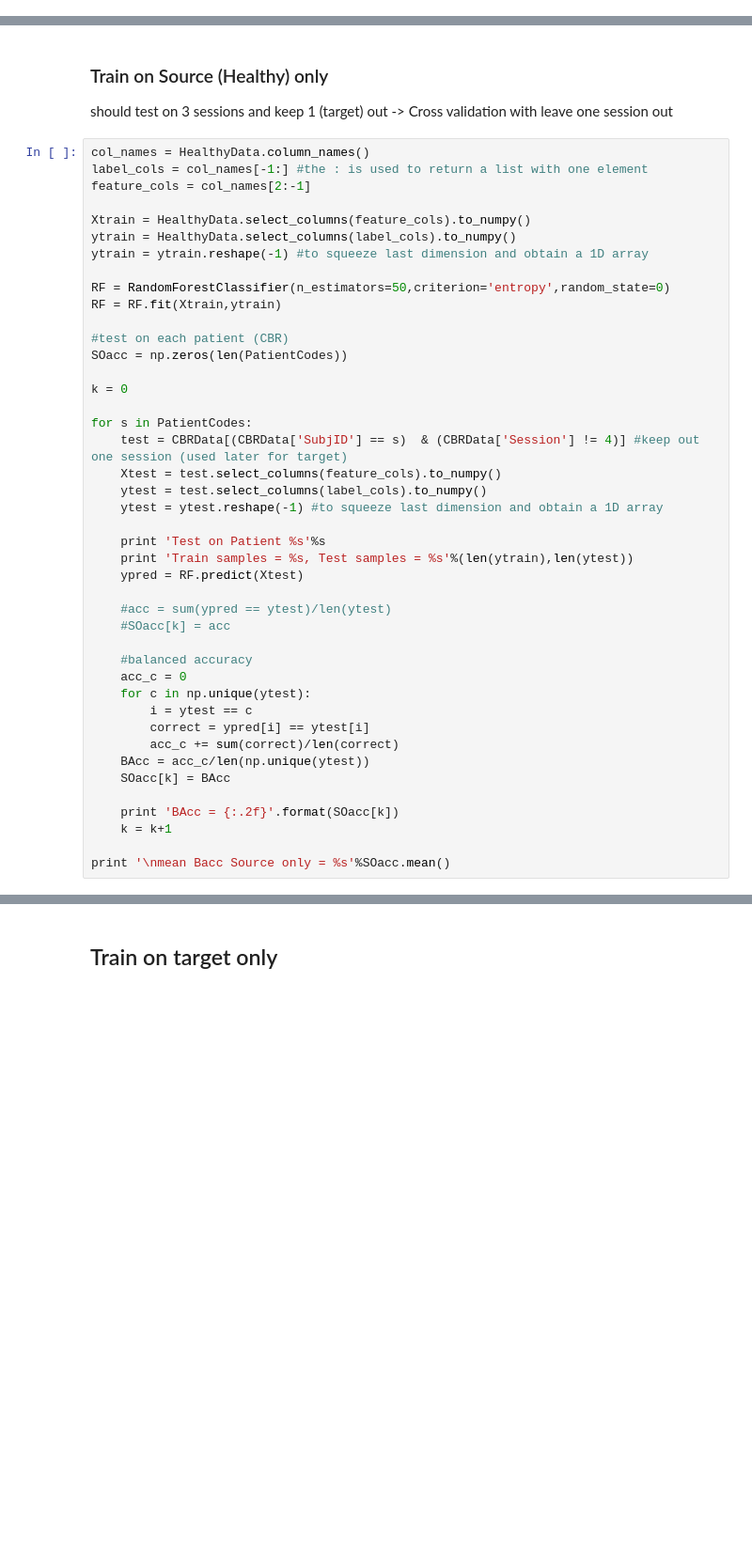
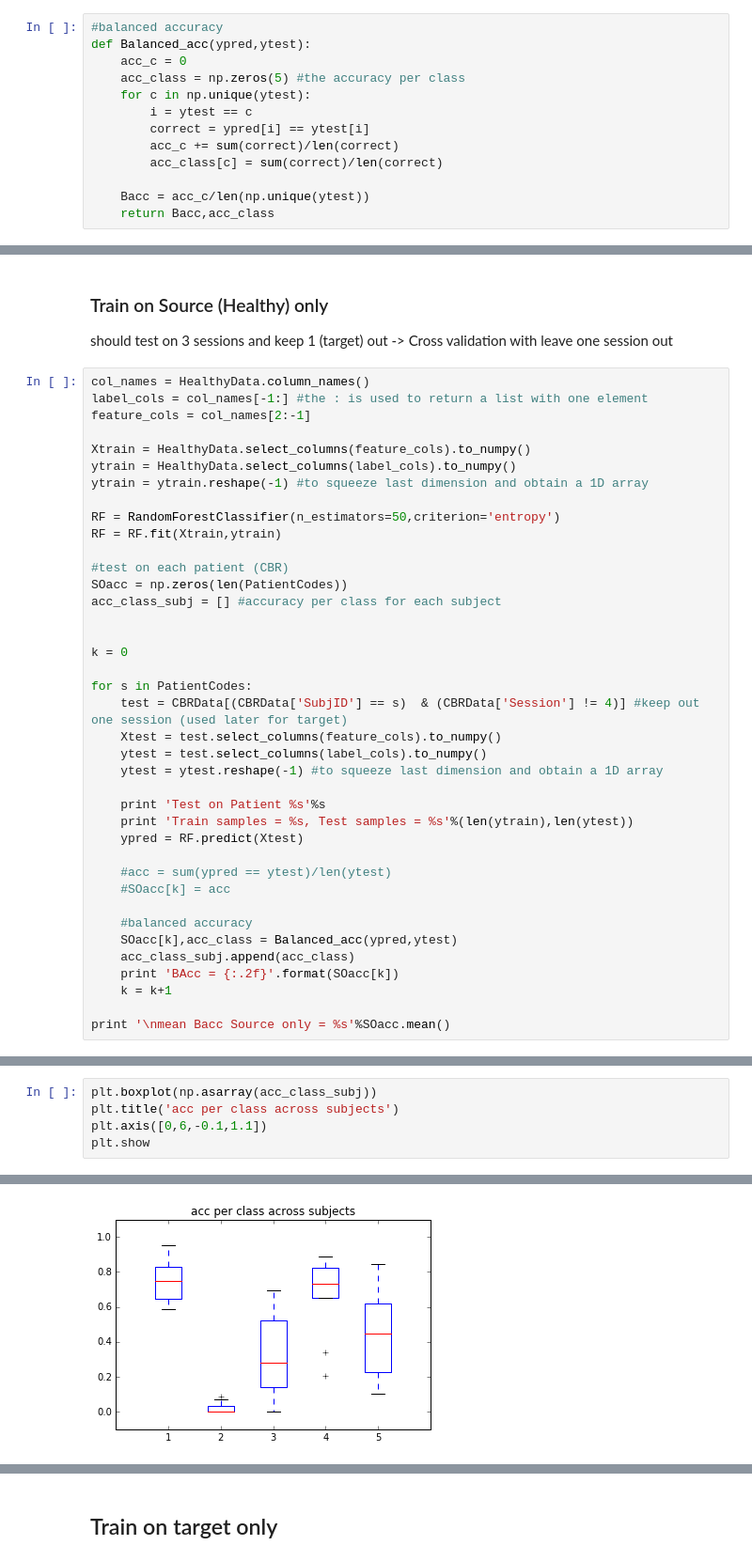
Before and after one commit to Luke3D/TransferRandomForest, a Jupyter notebook: TestonARData_STRUT.ipynb, the cells around one changed output, grey strips where cells are left out. Shown at 94% size. Drawn from its saved outputs; the diff is of its cells as text; blank space fills up the shorter version.

Commit message:
Trying Boosted Trees in TestonARData_STRUT + Included Bacc Fcn

```diff
--- a/TestonARData_STRUT.ipynb
+++ b/TestonARData_STRUT.ipynb
@@ -470,6 +465,19 @@ def STRUT(Xsource,ysource,Xtarget,ytarget,n_trees,verbos = False):
         #print '#leaves after STRUT = %s'%(sum(lf==-1))
 
     return RF
+# %%
+#balanced accuracy
+def Balanced_acc(ypred,ytest):
+    acc_c = 0
+    acc_class = np.zeros(5) #the accuracy per class
+    for c in np.unique(ytest):
+        i = ytest == c
+        correct = ypred[i] == ytest[i]
+        acc_c += sum(correct)/len(correct)
+        acc_class[c] = sum(correct)/len(correct)
+
+    Bacc = acc_c/len(np.unique(ytest))
+    return Bacc,acc_class
 # %%
 PatientCodes = np.array([1, 2, 5, 6, 8, 11, 14, 15, 16, 19]) #all patient with 4 sessions in CBR (06 Missing Stairs UP!)
 PatientCodes
@@ -487,11 +495,13 @@ Xtrain = HealthyData.select_columns(feature_cols).to_numpy()
 ytrain = HealthyData.select_columns(label_cols).to_numpy()
 ytrain = ytrain.reshape(-1) #to squeeze last dimension and obtain a 1D array
 
-RF = RandomForestClassifier(n_estimators=50,criterion='entropy',random_state=0)
+RF = RandomForestClassifier(n_estimators=50,criterion='entropy')
 RF = RF.fit(Xtrain,ytrain)
 
 #test on each patient (CBR)
 SOacc = np.zeros(len(PatientCodes))
+acc_class_subj = [] #accuracy per class for each subject
+
 
 k = 0
 
@@ -509,14 +519,8 @@ for s in PatientCodes:
     #SOacc[k] = acc
 
     #balanced accuracy
-    acc_c = 0
-    for c in np.unique(ytest):
-        i = ytest == c
-        correct = ypred[i] == ytest[i]
-        acc_c += sum(correct)/len(correct)
-    BAcc = acc_c/len(np.unique(ytest))
-    SOacc[k] = BAcc
-
+    SOacc[k],acc_class = Balanced_acc(ypred,ytest)
+    acc_class_subj.append(acc_class)
     print 'BAcc = {:.2f}'.format(SOacc[k])
     k = k+1
 
@@ -541,0 +546,6 @@ mean Bacc Source only = 0.493096021861
+# %%
+plt.boxplot(np.asarray(acc_class_subj))
+plt.title('acc per class across subjects')
+plt.axis([0,6,-0.1,1.1])
+plt.show
+# %% [output]
@@ -541,0 +553 @@ mean Bacc Source only = 0.493096021861
+[figure, added]
```
Also changed, not shown: parts of 8 cells of this notebook.
